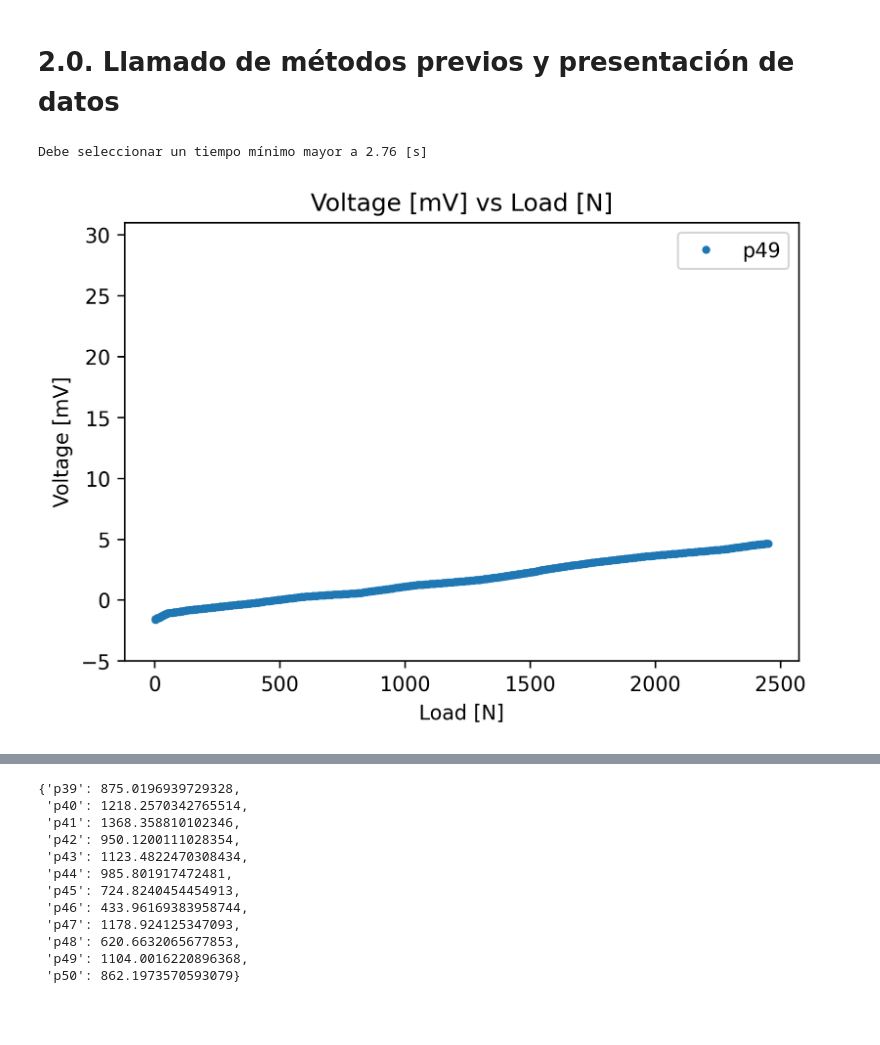
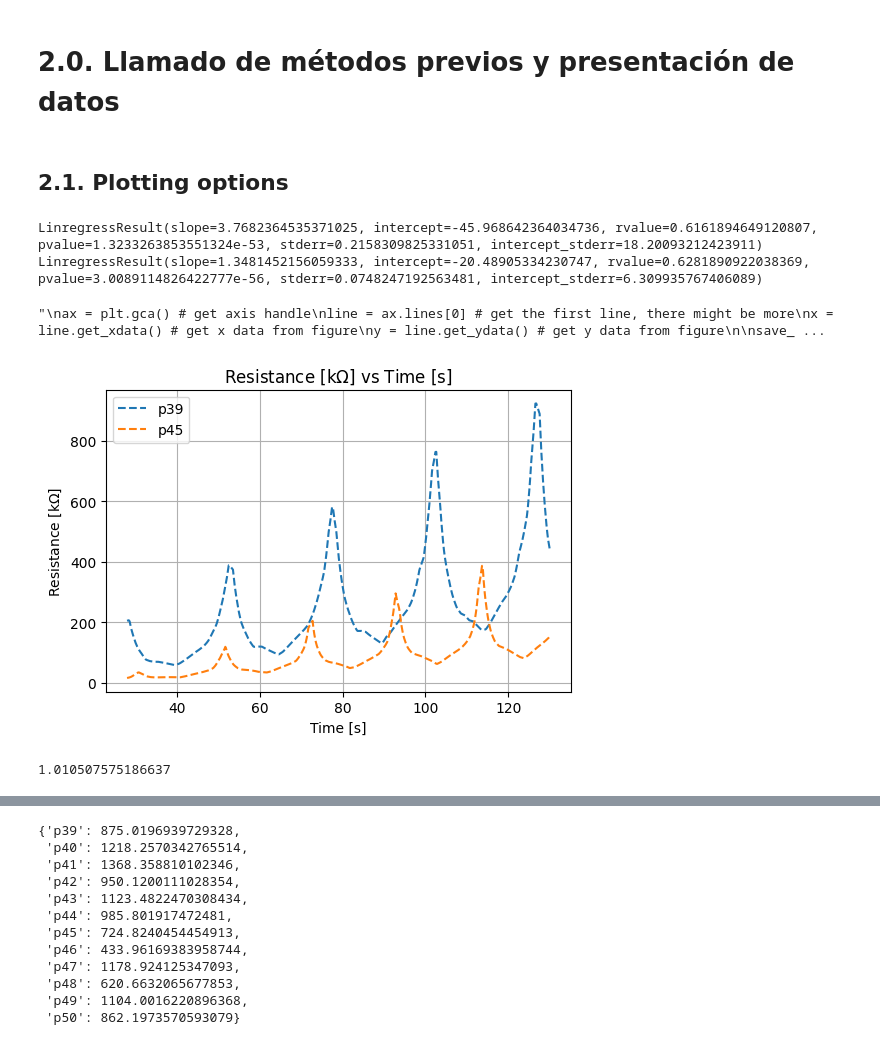
Before and after one commit to dantrica/Py-piezoGO, a Jupyter notebook: analytics_GO.ipynb, the cells around one changed output, grey strips where cells are left out. Cells and saved outputs as stored; diff of their text form; code cells hidden in the pictures; blank space fills up the shorter version.

```diff
--- a/analytics_GO.ipynb
+++ b/analytics_GO.ipynb
@@ -132,7 +134,7 @@ for ss1 in picked_samples:
   m_data.columns = m_data.iloc[1]
   m_data = m_data.drop([0,1,2])
   m_t = m_data['Tiempo'] # Segundos
-  f = m_data['Fuerza']*9.8067/1000 # kN
+  f = m_data['Fuerza']*9.8067 # N
   pos = m_data['Posición'] # mm
 
   dic_data_by_sample[ss1] = np.array([e_t, v, i, m_t, f, pos])
@@ -238,7 +240,7 @@ def plot_electromechanical(data, idata, option=0, marker='--', etiqueta='', dpi=
   voltage = 'Voltage'
   current = r'Current'
   resistence = r'Resistance'
-  DR_R0 = r'$\frac{\Delta R}{R_0}$'
+  DR_R0 = r'$\Delta R/R_0$'
   power = 'Power'
   force_area = r'Stress'
   voltage_distance = r'$\frac{V}{d}$'
@@ -270,11 +272,11 @@ def plot_electromechanical(data, idata, option=0, marker='--', etiqueta='', dpi=
 
     # medidas mecánicas
     m_t = data[ss2][3] # índice "3": tiempo en [s]
-    f = data[ss2][4]*1000 # índice "4": fuerza en [N]
+    f = data[ss2][4] # índice "4": fuerza en [N]
     pos = data[ss2][5] # índice "5": deformación en [mm]
 
     i_m_t = idata[ss2][3] # índice "3": tiempo en [s]
-    i_f = idata[ss2][4]*1000 # índice "4": fuerza en [N]
+    i_f = idata[ss2][4] # índice "4": fuerza en [N]
     i_pos = idata[ss2][5] # índice "5": deformación en [mm]
 
     norm = ''
@@ -323,12 +325,15 @@ def plot_electromechanical(data, idata, option=0, marker='--', etiqueta='', dpi=
     elif option == 17:
       norm = 'Normalizada'
       x, y, xlabel, ylabel = i_e_t, i_i/i_i.max(), time+u_time, current+' '+norm
+    elif option == 18:
+      x, y, xlabel, ylabel = i_pos/60 * 1e6, i_v * i_i, uni_strain+u_uni_strain, power+u_power
 
     # ------ Rutina temporal para regresión lineal -----------------------------
     x = x.astype('float')
     y = y.astype('float')
     y_m = ( y.max() + y.min() ) / 2
     regre = sta.linregress(x, y)
+    print(regre)
     #print(regre.slope/1e3/20e-3*np.pi*(15e-3)**2*1e5, r' *10^{-5} mVm/N') # g33
     #print('\n')
     #print(regre.slope/1e6*1e12, r' pC/N') # d33
@@ -358,6 +363,8 @@ def plot_electromechanical(data, idata, option=0, marker='--', etiqueta='', dpi=
   return xlabel, ylabel, ax, regre
 # %% [markdown]
 # 2.0. Llamado de métodos previos y presentación de datos
+# %% [markdown]
+## 2.1. Plotting options
 # %%
 '''
 Existen xx opciones (0 - XX) para seleccionar el tipo de gráfico a presentar,
@@ -367,38 +374,47 @@ option = 1 --- deformación unitaria vs tiempo
 option = 2 --- fuerza vs deformación unitaria
 option = 3 --- voltaje vs tiempo
 option = 4 --- corriente vs tiempo
 option = 5 --- corriente vs voltaje
 option = 6 --- voltaje vs deformación unitaria
 option = 7 --- voltaje vs fuerza
 option = 8 --- corriente vs deformación unitaria
 option = 9 --- resistencia vs deformacion unitaria
 option = 10 --- resistencia vs fuerza
 option = 11 --- potencia vs tiempo
 option = 12 --- resistencia vs tiempo
 option = 13 --- Delta de resistencia / R vs deformacion unitaria
 option = 14 --- Delta de resistencia / R vs tiempo
 option = 15 --- voltaje / distancia entre electrodos vs fuerza / área sección transversal
 option = 16 --- deformación unitaria normalizada vs tiempo
 option = 17 --- corriente normalizada vs tiempo
+option = 18 --- potencia vs deformación unitaria
 '''
 idata = interpol(samples=picked_samples, dic_data=dic_data_by_sample,
-                 t_min_max=[0,19], n=500)
+                 t_min_max=[28,130], n=500)
 data = dic_data_by_sample
 
-#xylabel = plot_electromechanical(data, idata, option=7, marker='--', etiqueta='', dpi=100)
-xylabel = plot_electromechanical(data, idata, option=7, marker='.', etiqueta='', dpi=300)
+xylabel = plot_electromechanical(data, idata, option=12, marker='--', etiqueta='', dpi=100)
 
+plt.grid()
+'''
 ax = plt.gca() # get axis handle
 line = ax.lines[0] # get the first line, there might be more
 x = line.get_xdata() # get x data from figure
 y = line.get_ydata() # get y data from figure
 
 save_VL = 'outputs/fig_GO/'
-voltage_load = open(save_VL+picked_samples[0]+'_'+xylabel[1].split(' ')[0]+'_'+
+temp_file = open(save_VL+picked_samples[0]+'_'+xylabel[1].split(' ')[0]+'_'+
                     xylabel[0].split(' ')[0]+'.txt', mode='w+')
 for s in np.arange(len(x)):
-   voltage_load.write('%0.3f %0.3f\n' %(x[s], y[s]))
-voltage_load.close()
+   temp_file.write('%0.3f %0.3f\n' %(x[s], y[s]))
+temp_file.close()
+'''
 # %% [output]
-Debe seleccionar un tiempo mínimo mayor a 2.76 [s]
+LinregressResult(slope=3.7682364535371025, intercept=-45.968642364034736, rvalue=0.6161894649120807, pvalue=1.3233263853551324e-53, stderr=0.2158309825331051, intercept_stderr=18.20093212423911)
+LinregressResult(slope=1.3481452156059333, intercept=-20.48905334230747, rvalue=0.6281890922038369, pvalue=3.0089114826422777e-56, stderr=0.0748247192563481, intercept_stderr=6.309935767406089)
+"\nax = plt.gca() # get axis handle\nline = ax.lines[0] # get the first line, there might be more\nx = line.get_xdata() # get x data from figure\ny = line.get_ydata() # get y data from figure\n\nsave_ ...
-[figure, old version]
+[figure, new version]
+# %%
+2500/(np.pi*(15)**2) / 3.5
+# %% [output]
+1.010507575186637
```
Also changed, not shown: parts of 34 cells of this notebook.
